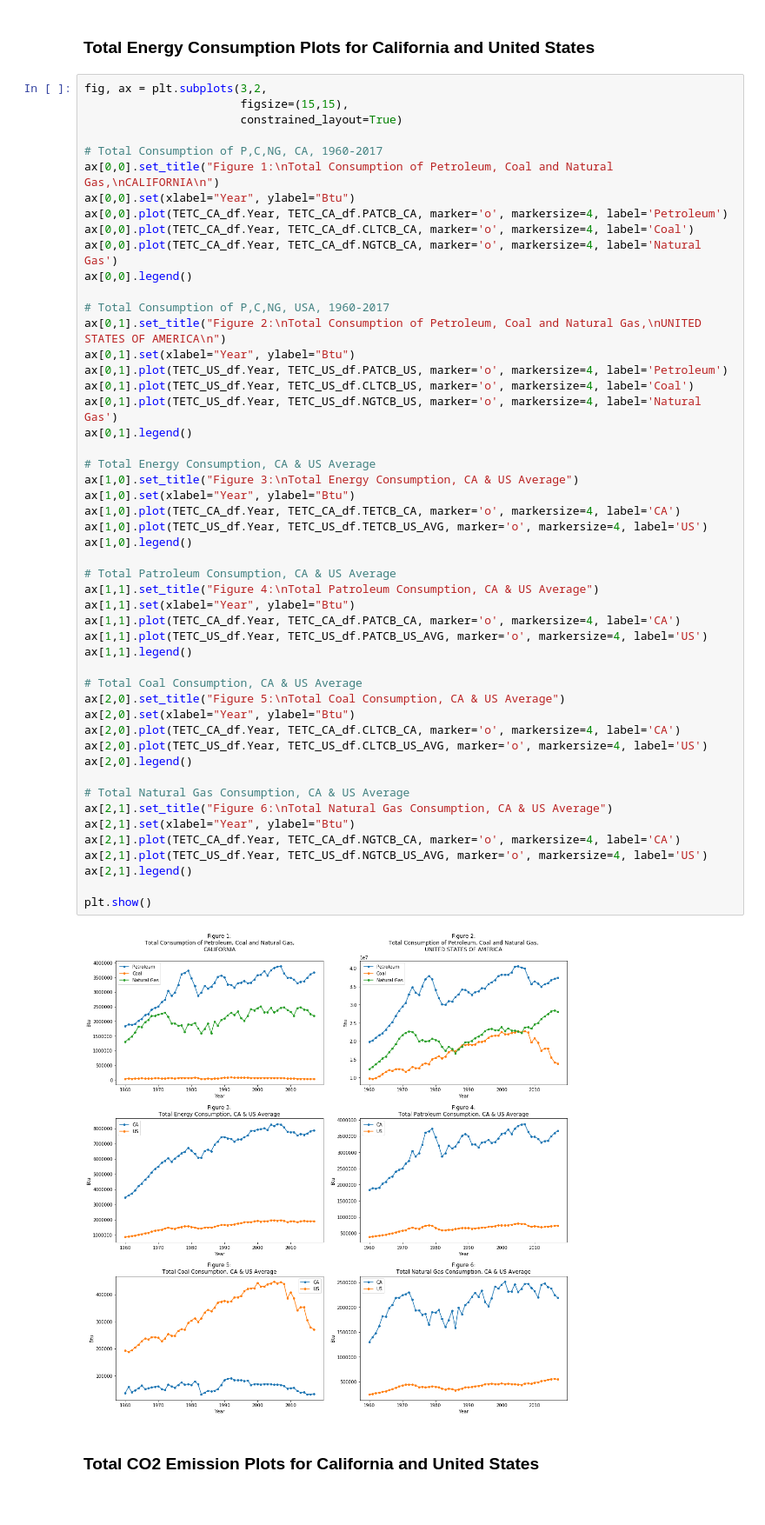
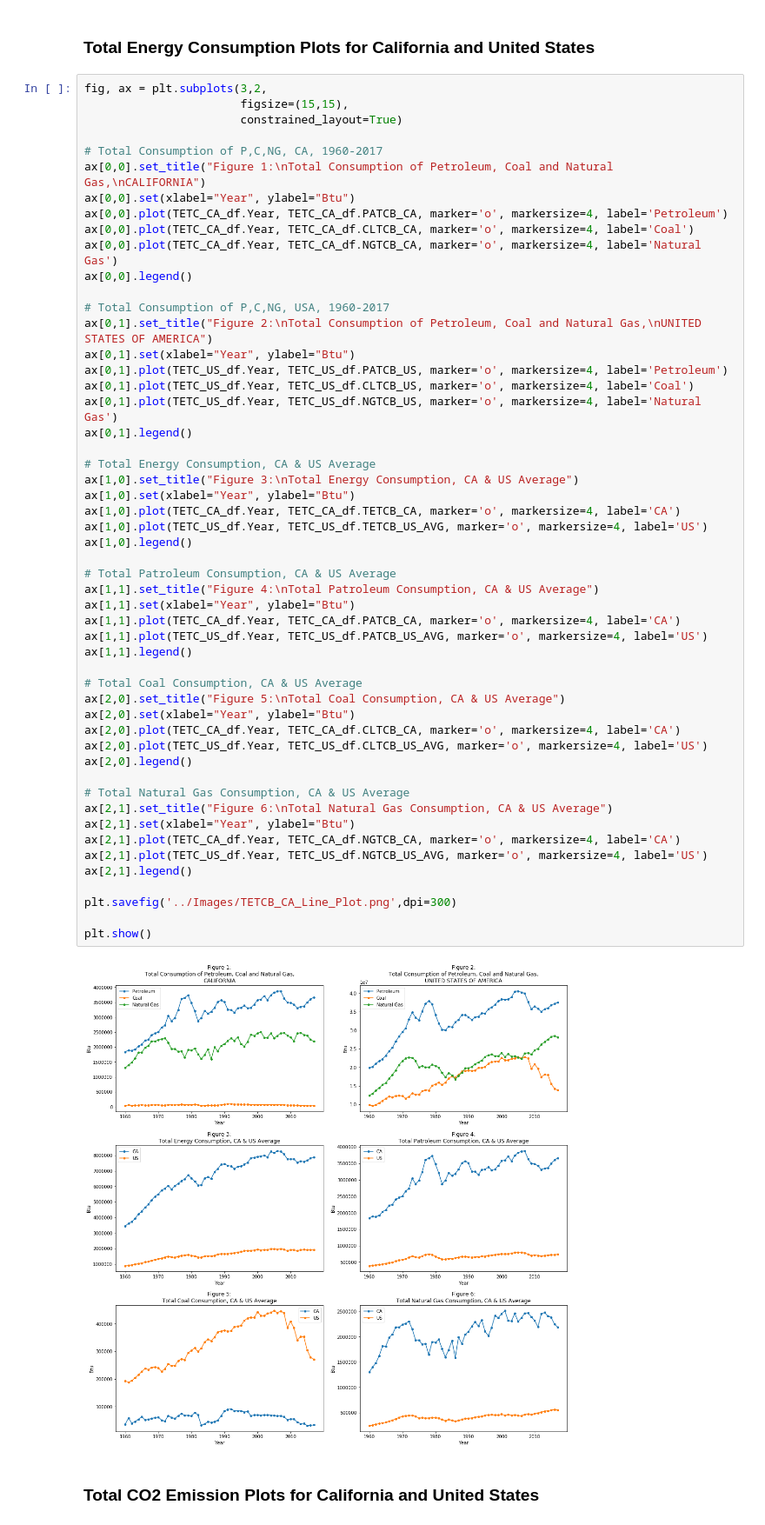
Before and after one commit to david-kishi/US_Energy_Consumption_Analysis, a Jupyter notebook: Analysis/Energy Consumption and CO2 Emission Analysis.ipynb, the cells around one changed output. Shown at 87% size. Saved outputs shown, nothing was run; the diff lists cells and outputs as text.

```diff
--- a/Analysis/Energy Consumption and CO2 Emission Analysis.ipynb
+++ b/Analysis/Energy Consumption and CO2 Emission Analysis.ipynb
@@ -163,7 +165,7 @@ fig, ax = plt.subplots(3,2,
                        constrained_layout=True)
 
 # Total Consumption of P,C,NG, CA, 1960-2017
-ax[0,0].set_title("Figure 1:\nTotal Consumption of Petroleum, Coal and Natural Gas,\nCALIFORNIA\n")
+ax[0,0].set_title("Figure 1:\nTotal Consumption of Petroleum, Coal and Natural Gas,\nCALIFORNIA")
 ax[0,0].set(xlabel="Year", ylabel="Btu")
 ax[0,0].plot(TETC_CA_df.Year, TETC_CA_df.PATCB_CA, marker='o', markersize=4, label='Petroleum')
 ax[0,0].plot(TETC_CA_df.Year, TETC_CA_df.CLTCB_CA, marker='o', markersize=4, label='Coal')
@@ -171,7 +173,7 @@ ax[0,0].plot(TETC_CA_df.Year, TETC_CA_df.NGTCB_CA, marker='o', markersize=4, lab
 ax[0,0].legend()
 
 # Total Consumption of P,C,NG, USA, 1960-2017
-ax[0,1].set_title("Figure 2:\nTotal Consumption of Petroleum, Coal and Natural Gas,\nUNITED STATES OF AMERICA\n")
+ax[0,1].set_title("Figure 2:\nTotal Consumption of Petroleum, Coal and Natural Gas,\nUNITED STATES OF AMERICA")
 ax[0,1].set(xlabel="Year", ylabel="Btu")
 ax[0,1].plot(TETC_US_df.Year, TETC_US_df.PATCB_US, marker='o', markersize=4, label='Petroleum')
 ax[0,1].plot(TETC_US_df.Year, TETC_US_df.CLTCB_US, marker='o', markersize=4, label='Coal')
@@ -181,34 +183,36 @@ ax[0,1].legend()
 # Total Energy Consumption, CA & US Average
 ax[1,0].set_title("Figure 3:\nTotal Energy Consumption, CA & US Average")
 ax[1,0].set(xlabel="Year", ylabel="Btu")
 ax[1,0].plot(TETC_CA_df.Year, TETC_CA_df.TETCB_CA, marker='o', markersize=4, label='CA')
 ax[1,0].plot(TETC_US_df.Year, TETC_US_df.TETCB_US_AVG, marker='o', markersize=4, label='US')
 ax[1,0].legend()
 
 # Total Patroleum Consumption, CA & US Average
 ax[1,1].set_title("Figure 4:\nTotal Patroleum Consumption, CA & US Average")
 ax[1,1].set(xlabel="Year", ylabel="Btu")
 ax[1,1].plot(TETC_CA_df.Year, TETC_CA_df.PATCB_CA, marker='o', markersize=4, label='CA')
 ax[1,1].plot(TETC_US_df.Year, TETC_US_df.PATCB_US_AVG, marker='o', markersize=4, label='US')
 ax[1,1].legend()
 
 # Total Coal Consumption, CA & US Average
 ax[2,0].set_title("Figure 5:\nTotal Coal Consumption, CA & US Average")
 ax[2,0].set(xlabel="Year", ylabel="Btu")
 ax[2,0].plot(TETC_CA_df.Year, TETC_CA_df.CLTCB_CA, marker='o', markersize=4, label='CA')
 ax[2,0].plot(TETC_US_df.Year, TETC_US_df.CLTCB_US_AVG, marker='o', markersize=4, label='US')
 ax[2,0].legend()
 
 # Total Natural Gas Consumption, CA & US Average
 ax[2,1].set_title("Figure 6:\nTotal Natural Gas Consumption, CA & US Average")
 ax[2,1].set(xlabel="Year", ylabel="Btu")
 ax[2,1].plot(TETC_CA_df.Year, TETC_CA_df.NGTCB_CA, marker='o', markersize=4, label='CA')
 ax[2,1].plot(TETC_US_df.Year, TETC_US_df.NGTCB_US_AVG, marker='o', markersize=4, label='US')
 ax[2,1].legend()
 
+plt.savefig('../Images/TETCB_CA_Line_Plot.png',dpi=300)
+
 plt.show()
 # %% [output]
-[figure, old version]
+[figure, new version]
 # %% [markdown]
 ### Total CO2 Emission Plots for California and United States
 # %%
```
Also changed, not shown: parts of 15 cells of this notebook, 18 other files.
